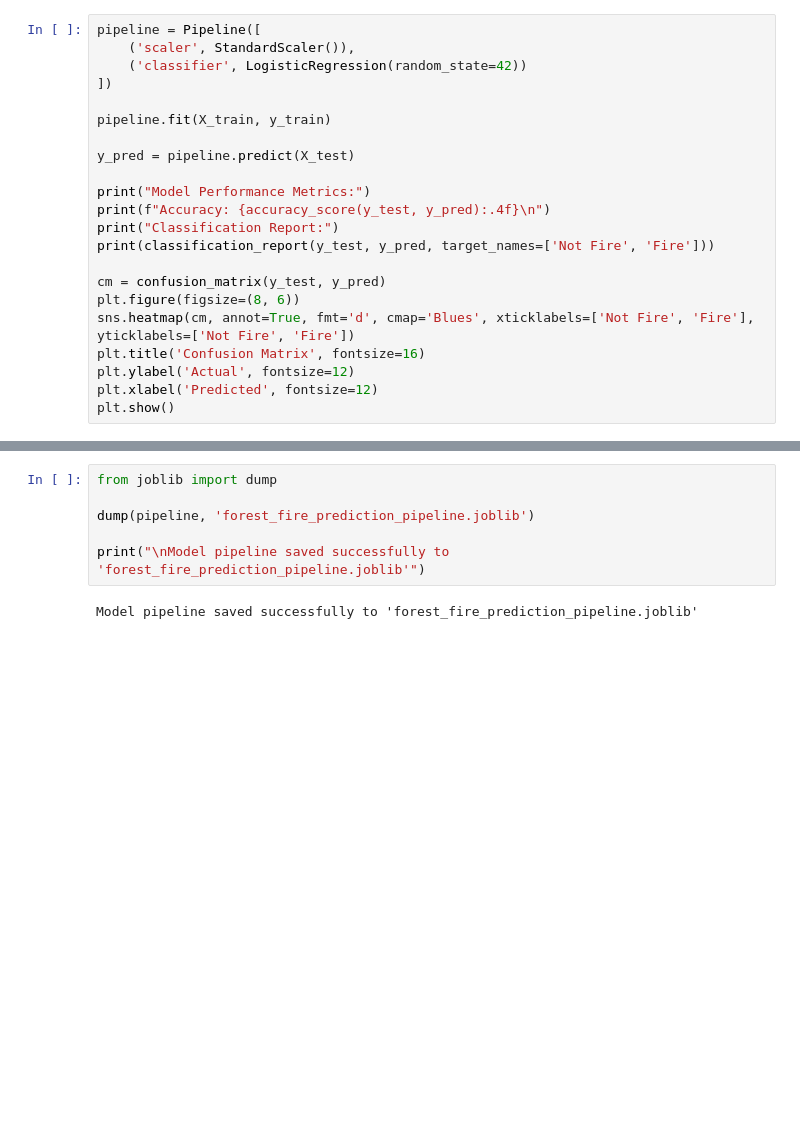
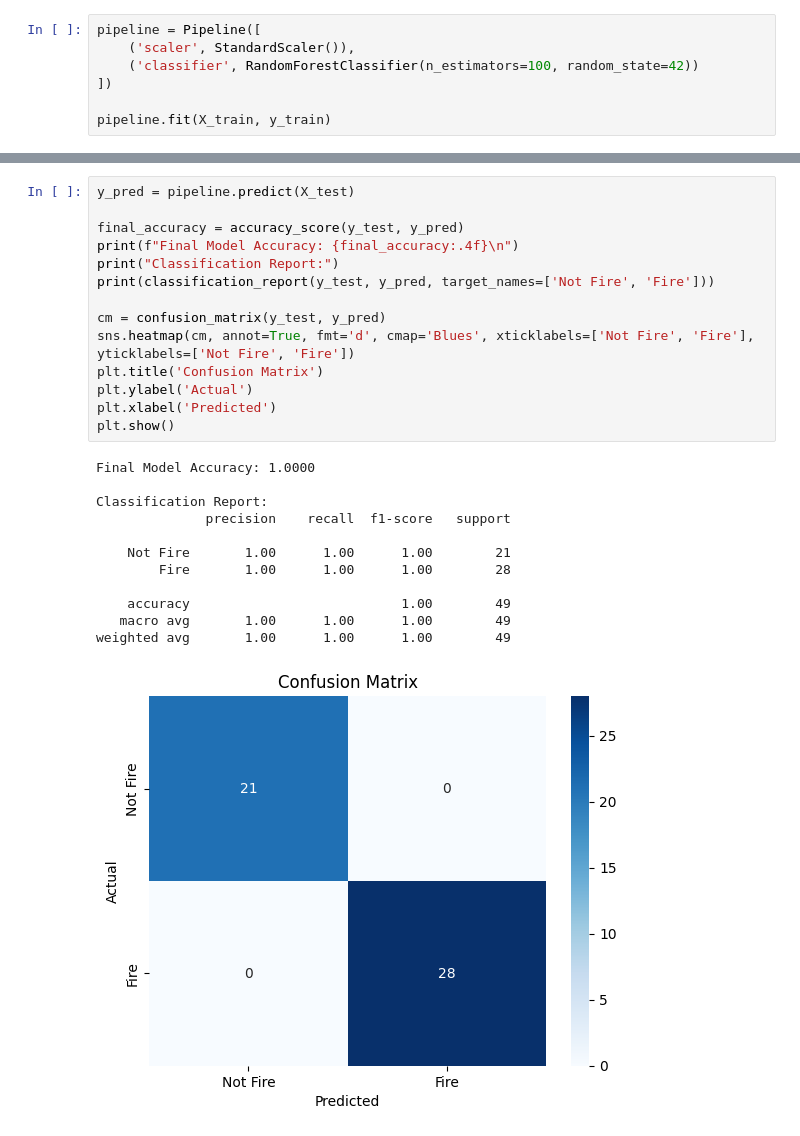
Before and after one commit to Particle0511/forest-fire-predictor, a Jupyter notebook: Untitled1.ipynb, the cells around one changed output, grey strips where cells are left out. Drawn from its saved outputs; the diff is of its cells as text; blank space fills up the shorter version.

```diff
--- a/Untitled1.ipynb
+++ b/Untitled1.ipynb
@@ -62,23 +63,8 @@ X_train, X_test, y_train, y_test = train_test_split(X, y, test_size=0.2, random_
 # %%
 pipeline = Pipeline([
     ('scaler', StandardScaler()),
-    ('classifier', LogisticRegression(random_state=42))
+    ('classifier', RandomForestClassifier(n_estimators=100, random_state=42))
 ])
 
 pipeline.fit(X_train, y_train)
-
-y_pred = pipeline.predict(X_test)
-
-print("Model Performance Metrics:")
-print(f"Accuracy: {accuracy_score(y_test, y_pred):.4f}\n")
-print("Classification Report:")
-print(classification_report(y_test, y_pred, target_names=['Not Fire', 'Fire']))
-
-cm = confusion_matrix(y_test, y_pred)
-plt.figure(figsize=(8, 6))
-sns.heatmap(cm, annot=True, fmt='d', cmap='Blues', xticklabels=['Not Fire', 'Fire'], yticklabels=['Not Fire', 'Fire'])
-plt.title('Confusion Matrix', fontsize=16)
-plt.ylabel('Actual', fontsize=12)
-plt.xlabel('Predicted', fontsize=12)
-plt.show()
 # %% [output]
@@ -98,8 +73,27 @@ weighted avg       0.94      0.94      0.94        49
 # %%
-from joblib import dump
+y_pred = pipeline.predict(X_test)
 
-dump(pipeline, 'forest_fire_prediction_pipeline.joblib')
+final_accuracy = accuracy_score(y_test, y_pred)
+print(f"Final Model Accuracy: {final_accuracy:.4f}\n")
+print("Classification Report:")
+print(classification_report(y_test, y_pred, target_names=['Not Fire', 'Fire']))
 
-print("\nModel pipeline saved successfully to 'forest_fire_prediction_pipeline.joblib'")
+cm = confusion_matrix(y_test, y_pred)
+sns.heatmap(cm, annot=True, fmt='d', cmap='Blues', xticklabels=['Not Fire', 'Fire'], yticklabels=['Not Fire', 'Fire'])
+plt.title('Confusion Matrix')
+plt.ylabel('Actual')
+plt.xlabel('Predicted')
+plt.show()
 # %% [output]
-Model pipeline saved successfully to 'forest_fire_prediction_pipeline.joblib'
+Final Model Accuracy: 1.0000
+
+Classification Report:
+              precision    recall  f1-score   support
+
+    Not Fire       1.00      1.00      1.00        21
+        Fire       1.00      1.00      1.00        28
+
+    accuracy                           1.00        49
+   macro avg       1.00      1.00      1.00        49
+weighted avg       1.00      1.00      1.00        49
+[figure, added]
```
Also changed, not shown: parts of 10 cells of this notebook, 1 other file.
